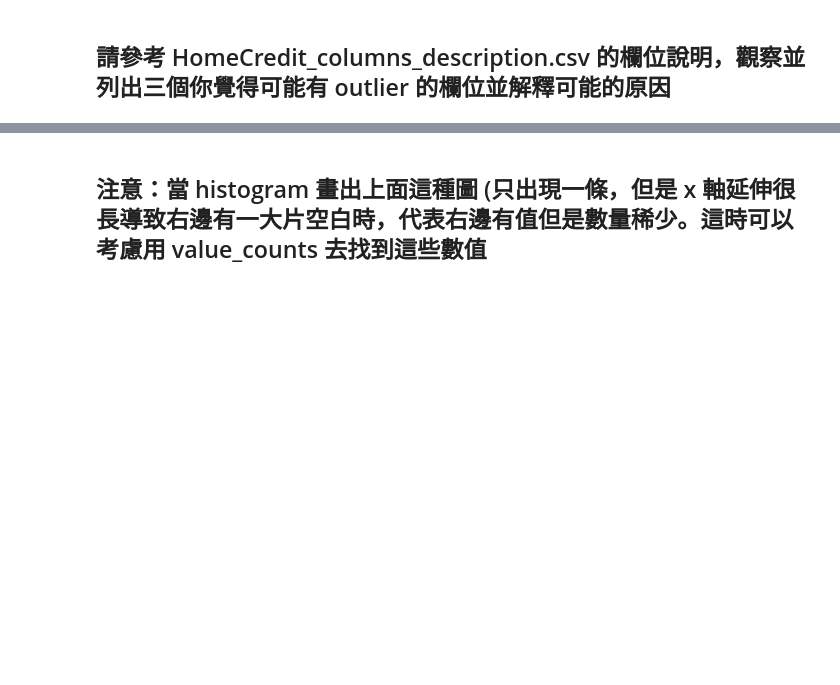
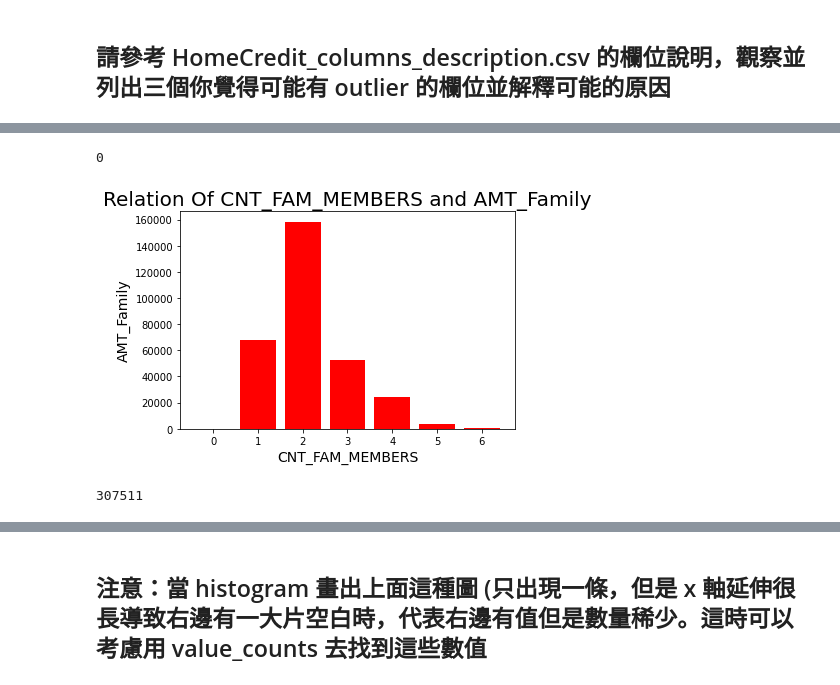
Before and after one commit to crowninda/-1st-DL-CVMarathon-, a Jupyter notebook: Day_009_HW.ipynb, the cells around one changed output, grey strips where cells are left out. Saved outputs shown, nothing was run; the diff lists cells and outputs as text; code cells hidden in the pictures; blank space fills up the shorter version.

```diff
--- a/Day_009_HW.ipynb
+++ b/Day_009_HW.ipynb
@@ -89,3 +95,42 @@ Numbers of remain columns 0.000
+# %%
+# 找最常出現的index//眾數萬歲
+most = app_train['CNT_FAM_MEMBERS'].value_counts().idxmax()
+app_train['CNT_FAM_MEMBERS'] = app_train['CNT_FAM_MEMBERS'].fillna(most)
+app_train['CNT_FAM_MEMBERS'].isna().sum()   #補回去
+# %% [output]
+0
+# %%
+aa = app_train['CNT_FAM_MEMBERS']
+range_count = [0] * 7
+for i in aa:
+  if i == 0:
+    range_count[0] +=1
+  elif i == 1:
+    range_count[1] +=1
+  elif i == 2:
+    range_count[2] +=1
+  elif i == 3:
+    range_count[3] +=1
+  elif i == 4:
+    range_count[4] +=1
+  elif i == 5:
+    range_count[5] +=1
+  else:
+    range_count[6] +=1
+seq = []
+for i in range(len(range_count)):
+  seq.append(i)
+plt.bar(seq ,range_count, color='red')
+plt.xlabel("CNT_FAM_MEMBERS",fontsize=14)  #家裡有幾個人
+plt.ylabel("AMT_Family",fontsize=14)    #受試case總和
+plt.title('Relation Of CNT_FAM_MEMBERS and AMT_Family',fontsize=20)
+plt.show()
+# %% [output]
+[figure, added]
+# %%
+print(range_count[0]+range_count[1]+range_count[2]+range_count[3]+range_count[4]+range_count[5]+range_count[6])
+# %% [output]
+307511
 # %%
 # 從上面的圖檢查的結果，至少這三個欄位好像有點可疑
 
```
Also changed, not shown: parts of 12 cells of this notebook.
